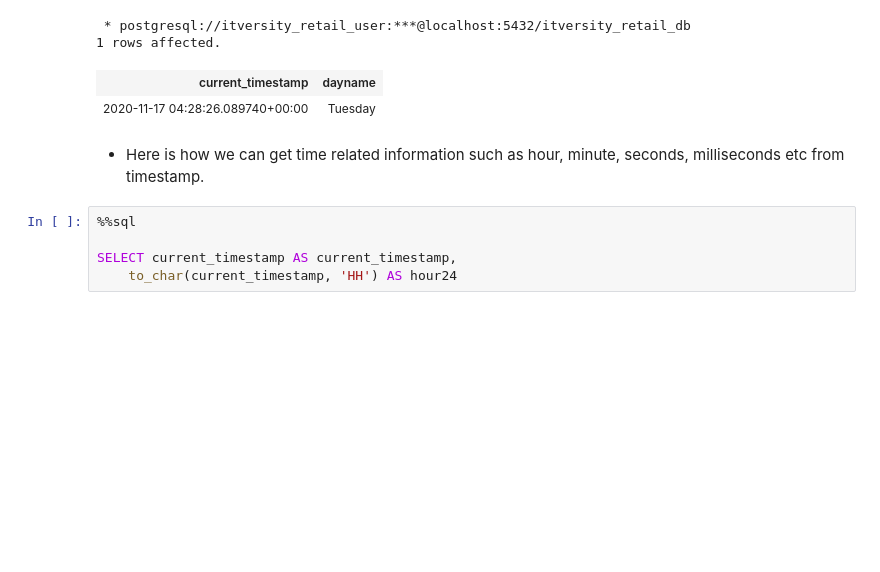
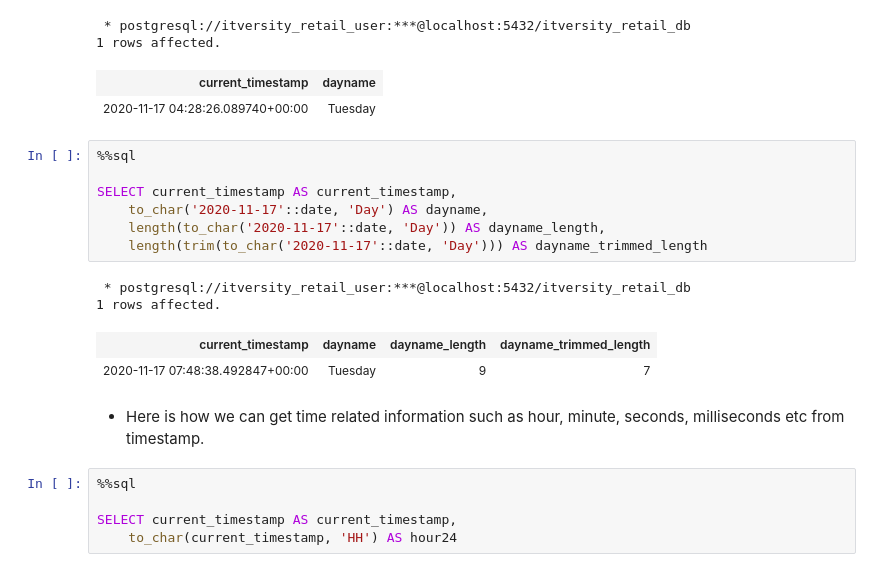
Before and after one commit to itversity/mastering-postgresql, a Jupyter notebook: 06_predefined_functions.ipynb, the cells around one changed output. Cells and saved outputs as stored; diff of their text form; blank space fills up the shorter version.

```diff
--- a/06_predefined_functions.ipynb
+++ b/06_predefined_functions.ipynb
@@ -463,6 +566,18 @@ SELECT current_timestamp AS current_timestamp,
 1 rows affected.
 | current_timestamp | dayname |
 | 2020-11-17 04:28:26.089740+00:00 | Tuesday |
+# %%
+%%sql
+
+SELECT current_timestamp AS current_timestamp,
+    to_char('2020-11-17'::date, 'Day') AS dayname,
+    length(to_char('2020-11-17'::date, 'Day')) AS dayname_length,
+    length(trim(to_char('2020-11-17'::date, 'Day'))) AS dayname_trimmed_length
+# %% [output]
+ * postgresql://itversity_retail_user:***@localhost:5432/itversity_retail_db
+1 rows affected.
+| current_timestamp | dayname | dayname_length | dayname_trimmed_length |
+| 2020-11-17 07:48:38.492847+00:00 | Tuesday | 9 | 7 |
 # %% [markdown]
 * Here is how we can get time related information such as hour, minute, seconds, milliseconds etc from timestamp.
 # %%
```
Also changed, not shown: parts of 21 cells of this notebook.
